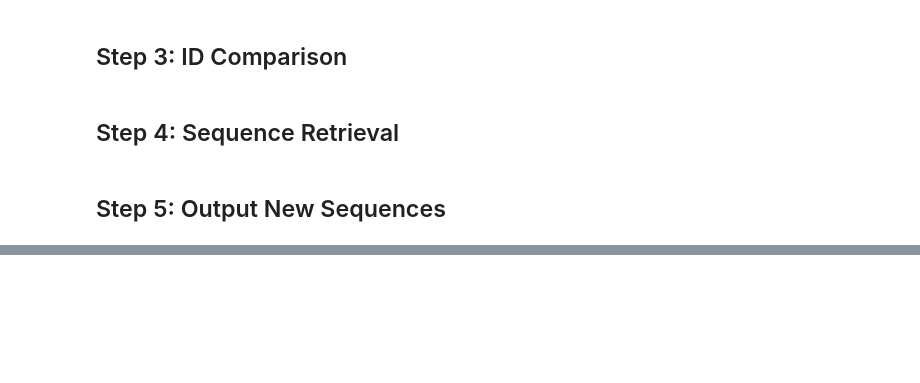
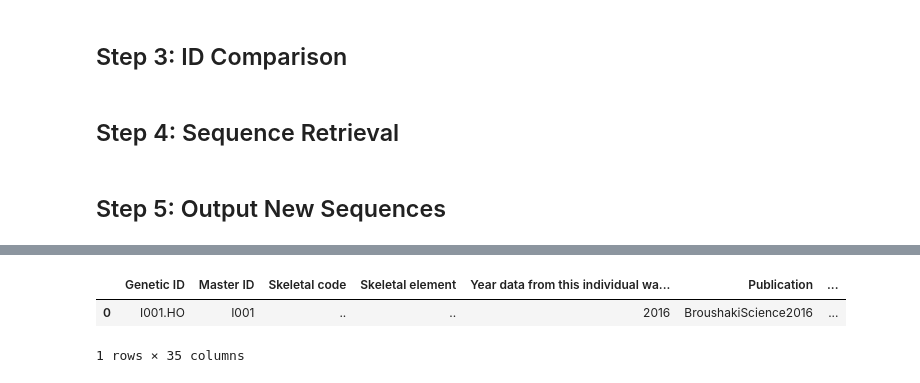
Before and after one commit to fulopjoz/aDNA_data_analysis, a Jupyter notebook: amtdb_mtdna_compare_v2.ipynb, the cells around one changed output, grey strips where cells are left out. Cells and saved outputs as stored; diff of their text form; code cells hidden in the pictures; blank space fills up the shorter version.

```diff
--- a/amtdb_mtdna_compare_v2.ipynb
+++ b/amtdb_mtdna_compare_v2.ipynb
@@ -76,0 +155,6 @@ print(len(ids_in_both))
+# %%
+meta_reich_anno_HO.head(1)
+# %% [output]
+|  | Genetic ID | Master ID | Skeletal code | Skeletal element | Year data from this individual wa... | Publication | ... |
+| 0 | I001.HO | I001 | .. | .. | 2016 | BroushakiScience2016 | ... |
+1 rows × 35 columns
```
Also changed, not shown: parts of 24 cells of this notebook, 8 other files.
